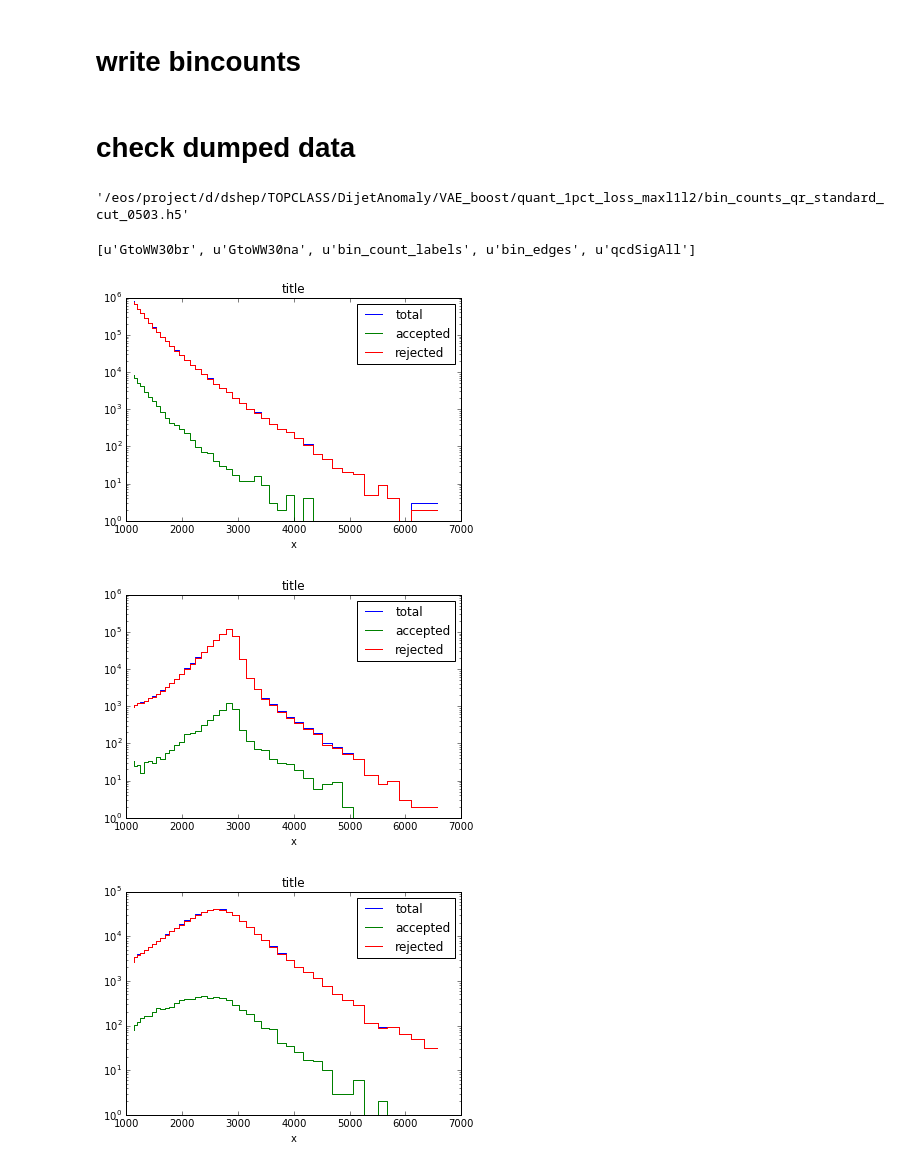
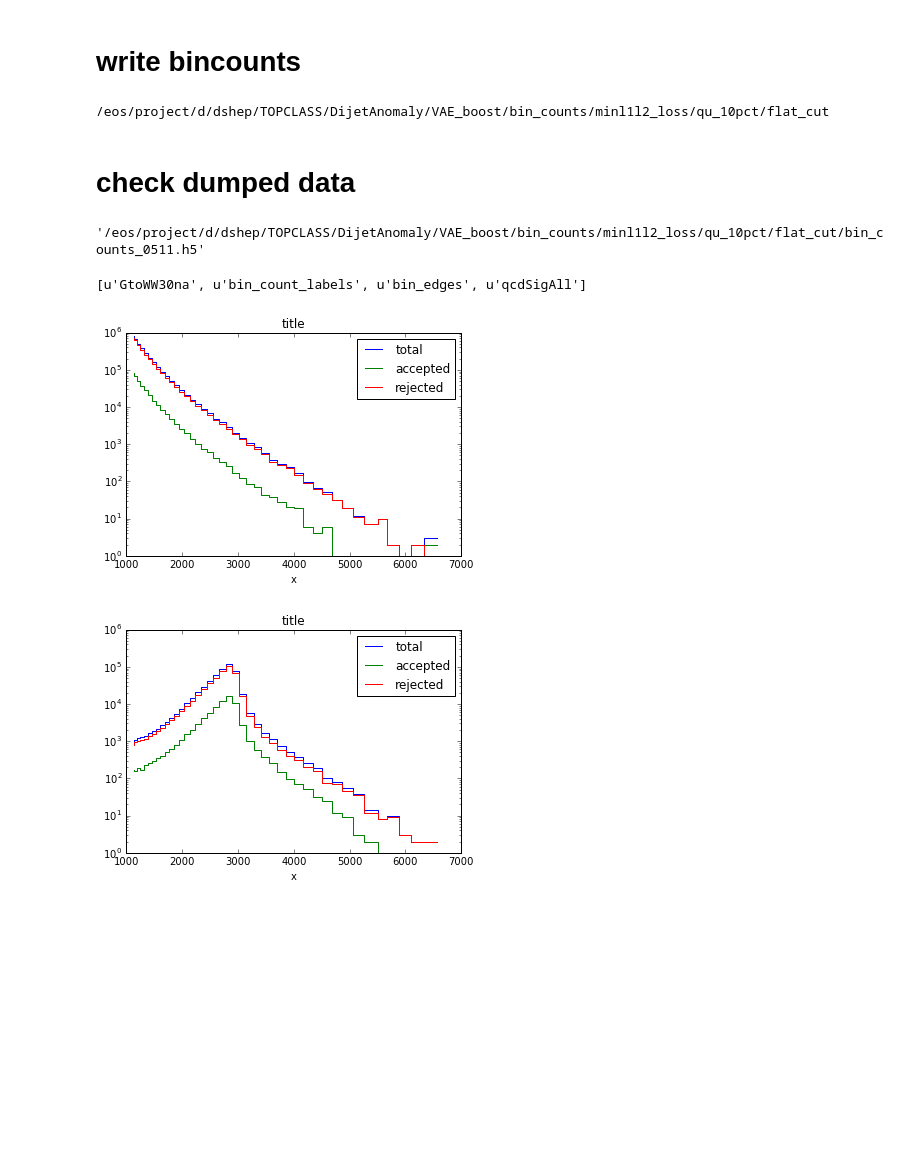
Before and after one commit to kingusiu/goodness_of_fit, a Jupyter notebook: vae_boost.ipynb, the cells around one changed output. Drawn from its saved outputs; the diff is of its cells as text; code cells hidden in the pictures; blank space fills up the shorter version.

```diff
--- a/vae_boost.ipynb
+++ b/vae_boost.ipynb
@@ -20,15 +20,26 @@ import booster as bo
 # %% [output]
 Using TensorFlow backend.
 Welcome to JupyROOT 6.12/07
+# %%
+def make_run_path( strategy, quantile, discriminator ):
+    return os.path.join( strategy.path_str,  quantile.path_str, discriminator.path_str )
+
+def make_run_title( strategy, quantile, cut_model ):
+    return strategy.title_str + ' ' + quantile.title_str + ' ' + discriminator.title_str
 # %% [markdown]
 # runtime parameters
 # %%
 # share of total qcd signal region data for QR training (rest for GOF test)
 QR_train_share = 0.25 #0.2
 # constant fraction wrt dijet mass of BG accepted
-quantile = pa.quantile_dict['q10'] # q1 = 1%
+quantile = pa.quantile_dict['q1'] # q1 = 1%
 # strategy for combining loss-jet-1 and loss-jet-2
 strategy = pa.loss_strategy_dict['s5'] # s5 = L1 & L2
+# discriminator accepted - rejected
+discriminator = pa.discriminator_dict['qr_full']
+# path and title infix for all outputs
+pathstr = make_run_path( strategy, quantile, discriminator )
+titlestr = make_run_title( strategy, quantile, discriminator )
 # %% [markdown]
 # read in data (qcd and signal)
 # %%
@@ -121,33 +116,34 @@ pu.plot_step(bin_edges[:-1],[sig_br_tot_cnt, sig_br_acc_cnt, sig_br_rej_cnt],
 # %% [markdown]
 # write bincounts
+# %%
+bin_count_path = os.path.join(sc.vae_boost_dir,'bin_counts',pathstr)
+!mkdir -p $bin_count_path
+print(bin_count_path)
+# %% [output]
+/eos/project/d/dshep/TOPCLASS/DijetAnomaly/VAE_boost/bin_counts/minl1l2_loss/qu_10pct/flat_cut
 # %%
 date = datetime.date.today().strftime("%m%d")
-bin_file_path = '/eos/project/d/dshep/TOPCLASS/DijetAnomaly/VAE_boost/quant_1pct_loss_maxl1l2/bin_counts_qr_standard_cut_'+date+'.h5'
+bin_file_path = os.path.join( bin_count_path,'bin_counts_'+date+'.h5' )
 qcd_counts = np.stack((qcd_tot_cnt,qcd_acc_cnt,qcd_rej_cnt))
-sig_na_counts = np.stack((sig_na_tot_cnt,sig_na_acc_cnt,sig_na_rej_cnt))
-sig_br_counts = np.stack((sig_br_tot_cnt,sig_br_acc_cnt,sig_br_rej_cnt))
-wu.write_bin_counts([SM_sample,BSM_sample_na,BSM_sample_br],[qcd_counts,sig_na_counts,sig_br_counts],bin_edges,bin_file_path)
+sig_counts = np.stack((sig_tot_cnt,sig_acc_cnt,sig_rej_cnt))
+wu.write_bin_counts([SM_sample,BSM_sample],[qcd_counts,sig_counts],bin_edges,bin_file_path)
 # %% [markdown]
 # check dumped data
 # %%
 bin_file_path
 # %% [output]
-'/eos/project/d/dshep/TOPCLASS/DijetAnomaly/VAE_boost/quant_1pct_loss_maxl1l2/bin_counts_qr_standard_cut_0503.h5'
+'/eos/project/d/dshep/TOPCLASS/DijetAnomaly/VAE_boost/bin_counts/minl1l2_loss/qu_10pct/flat_cut/bin_counts_0511.h5'
 # %%
 f = h5py.File(bin_file_path,'r')
 print(f.keys())
 qcd_counts = f.get('qcdSigAll')
 sig_counts = f.get('GtoWW30na')
 qcd_tot, qcd_acc, qcd_rej = qcd_counts[0], qcd_counts[1], qcd_counts[2]
 sig_tot, sig_acc, sig_rej = sig_counts[0], sig_counts[1], sig_counts[2]
 pu.plot_step(bin_edges[:-1],[qcd_tot, qcd_acc, qcd_rej],labels=['total','accepted','rejected'])
 pu.plot_step(bin_edges[:-1],[sig_tot, sig_acc, sig_rej],labels=['total','accepted','rejected'])
-sig_counts = f.get('GtoWW30br')
-sig_tot, sig_acc, sig_rej = sig_counts[0], sig_counts[1], sig_counts[2]
-pu.plot_step(bin_edges[:-1],[sig_tot, sig_acc, sig_rej],labels=['total','accepted','rejected'])
 f.close()
 # %% [output]
-[u'GtoWW30br', u'GtoWW30na', u'bin_count_labels', u'bin_edges', u'qcdSigAll']
+[u'GtoWW30na', u'bin_count_labels', u'bin_edges', u'qcdSigAll']
-[figure, old version]
+[figure, new version]
-[figure, old version]
+[figure, new version]
-[figure, removed]
```
Also changed, not shown: parts of 12 cells of this notebook, 4 other files.
